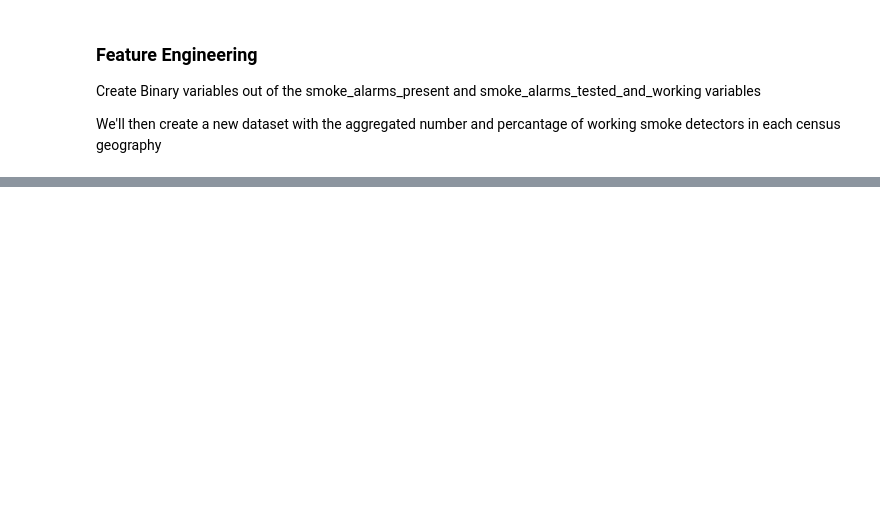
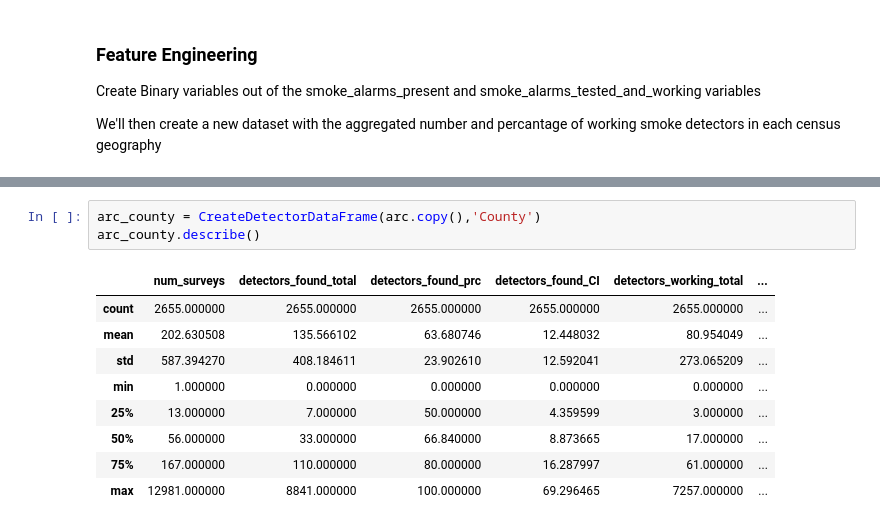
Before and after one commit to DataKind-DC/rcp2, a Jupyter notebook: Code/Models/Smoke_Alarm_Model.ipynb, the cells around one changed output, grey strips where cells are left out. Cells and saved outputs as stored; diff of their text form; blank space fills up the shorter version.

```diff
--- a/Code/Models/Smoke_Alarm_Model.ipynb
+++ b/Code/Models/Smoke_Alarm_Model.ipynb
@@ -190,0 +253,13 @@ detectors.head()
+# %%
+arc_county = CreateDetectorDataFrame(arc.copy(),'County')
+arc_county.describe()
+# %% [output]
+|  | num_surveys | detectors_found_total | detectors_found_prc | detectors_found_CI | detectors_working_total | ... |
+| count | 2655.000000 | 2655.000000 | 2655.000000 | 2655.000000 | 2655.000000 | ... |
+| mean | 202.630508 | 135.566102 | 63.680746 | 12.448032 | 80.954049 | ... |
+| std | 587.394270 | 408.184611 | 23.902610 | 12.592041 | 273.065209 | ... |
+| min | 1.000000 | 0.000000 | 0.000000 | 0.000000 | 0.000000 | ... |
+| 25% | 13.000000 | 7.000000 | 50.000000 | 4.359599 | 3.000000 | ... |
+| 50% | 56.000000 | 33.000000 | 66.840000 | 8.873665 | 17.000000 | ... |
+| 75% | 167.000000 | 110.000000 | 80.000000 | 16.287997 | 61.000000 | ... |
+| max | 12981.000000 | 8841.000000 | 100.000000 | 69.296465 | 7257.000000 | ... |
```
Also changed, not shown: parts of 11 cells of this notebook.
